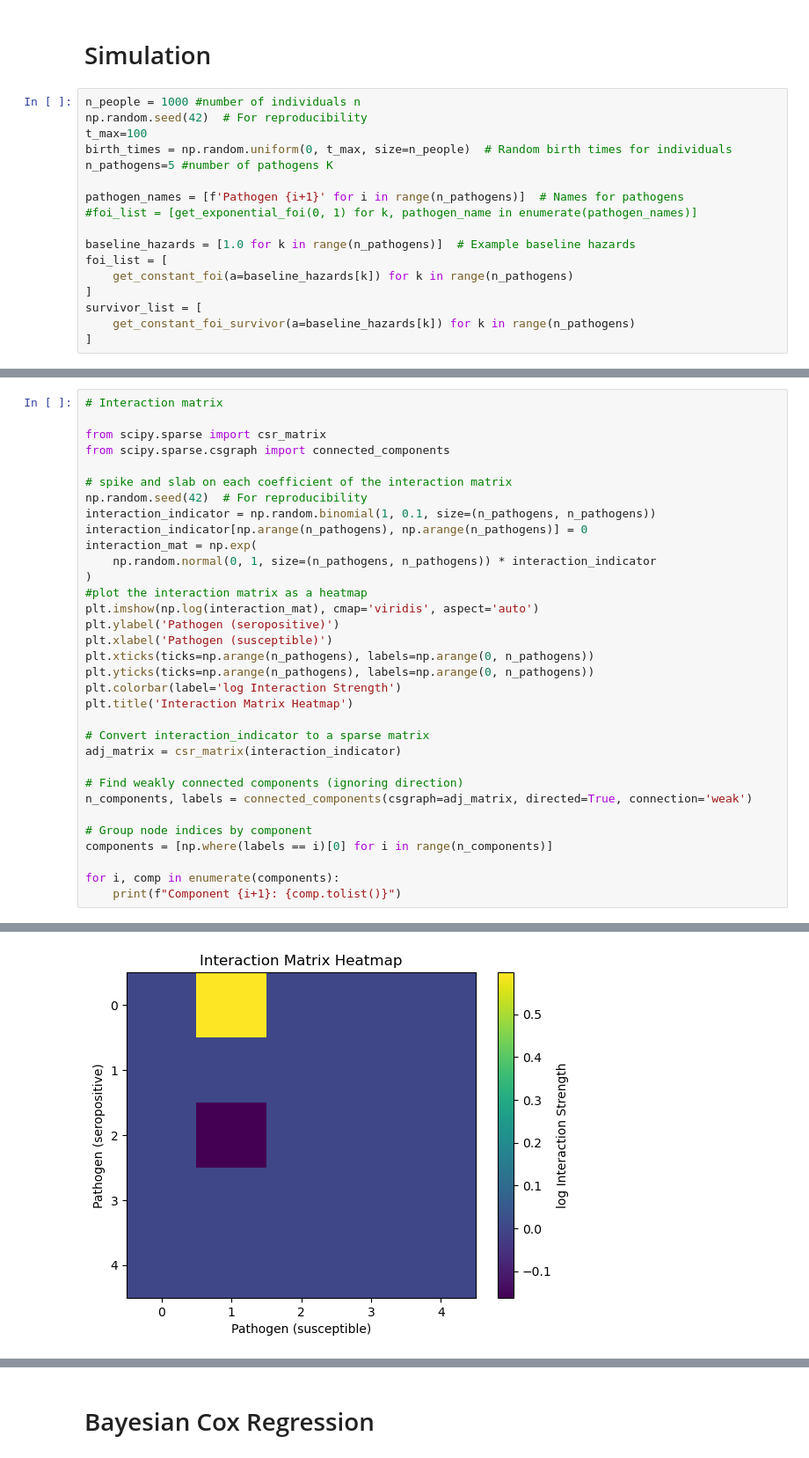
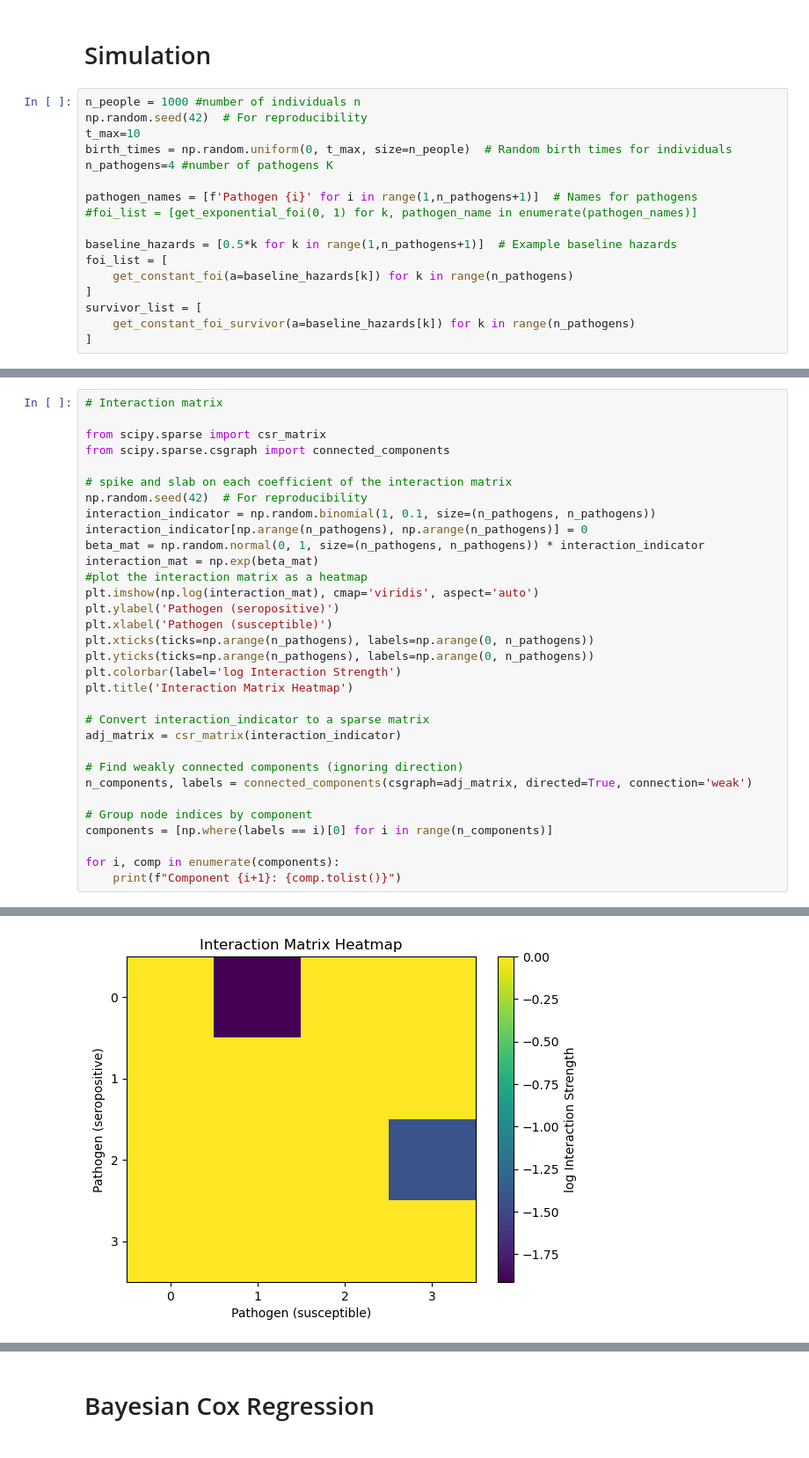
Before and after one commit to aleggs0/multipathogen-sero, a Jupyter notebook: notebooks/simulate_constant_foi.ipynb, the cells around one changed output, grey strips where cells are left out. Shown at 88% size. Drawn from its saved outputs; the diff is of its cells as text.

```diff
--- a/notebooks/simulate_constant_foi.ipynb
+++ b/notebooks/simulate_constant_foi.ipynb
@@ -36,14 +36,14 @@ from multipathogen_sero.config import PROJ_ROOT
 # %%
 n_people = 1000 #number of individuals n
 np.random.seed(42)  # For reproducibility
-t_max=100
+t_max=10
 birth_times = np.random.uniform(0, t_max, size=n_people)  # Random birth times for individuals
-n_pathogens=5 #number of pathogens K
+n_pathogens=4 #number of pathogens K
 
-pathogen_names = [f'Pathogen {i+1}' for i in range(n_pathogens)]  # Names for pathogens
+pathogen_names = [f'Pathogen {i}' for i in range(1,n_pathogens+1)]  # Names for pathogens
 #foi_list = [get_exponential_foi(0, 1) for k, pathogen_name in enumerate(pathogen_names)]
 
-baseline_hazards = [1.0 for k in range(n_pathogens)]  # Example baseline hazards
+baseline_hazards = [0.5*k for k in range(1,n_pathogens+1)]  # Example baseline hazards
 foi_list = [
     get_constant_foi(a=baseline_hazards[k]) for k in range(n_pathogens)
 ]
@@ -81,9 +81,8 @@ from scipy.sparse.csgraph import connected_components
 np.random.seed(42)  # For reproducibility
 interaction_indicator = np.random.binomial(1, 0.1, size=(n_pathogens, n_pathogens))
 interaction_indicator[np.arange(n_pathogens), np.arange(n_pathogens)] = 0
-interaction_mat = np.exp(
-    np.random.normal(0, 1, size=(n_pathogens, n_pathogens)) * interaction_indicator
-)
+beta_mat = np.random.normal(0, 1, size=(n_pathogens, n_pathogens)) * interaction_indicator
+interaction_mat = np.exp(beta_mat)
 #plot the interaction matrix as a heatmap
 plt.imshow(np.log(interaction_mat), cmap='viridis', aspect='auto')
 plt.ylabel('Pathogen (seropositive)')
@@ -111,4 +109,4 @@ Component 3: [4]
-[figure, old version]
+[figure, new version]
 # %%
 start = time.time()
 simulate_infections_df = simulate_infections(n_people, n_pathogens, foi_list, interaction_mat, t_max=t_max, birth_times=birth_times, random_seed=42)
```
Also changed, not shown: parts of 18 cells of this notebook, 18 other files.
